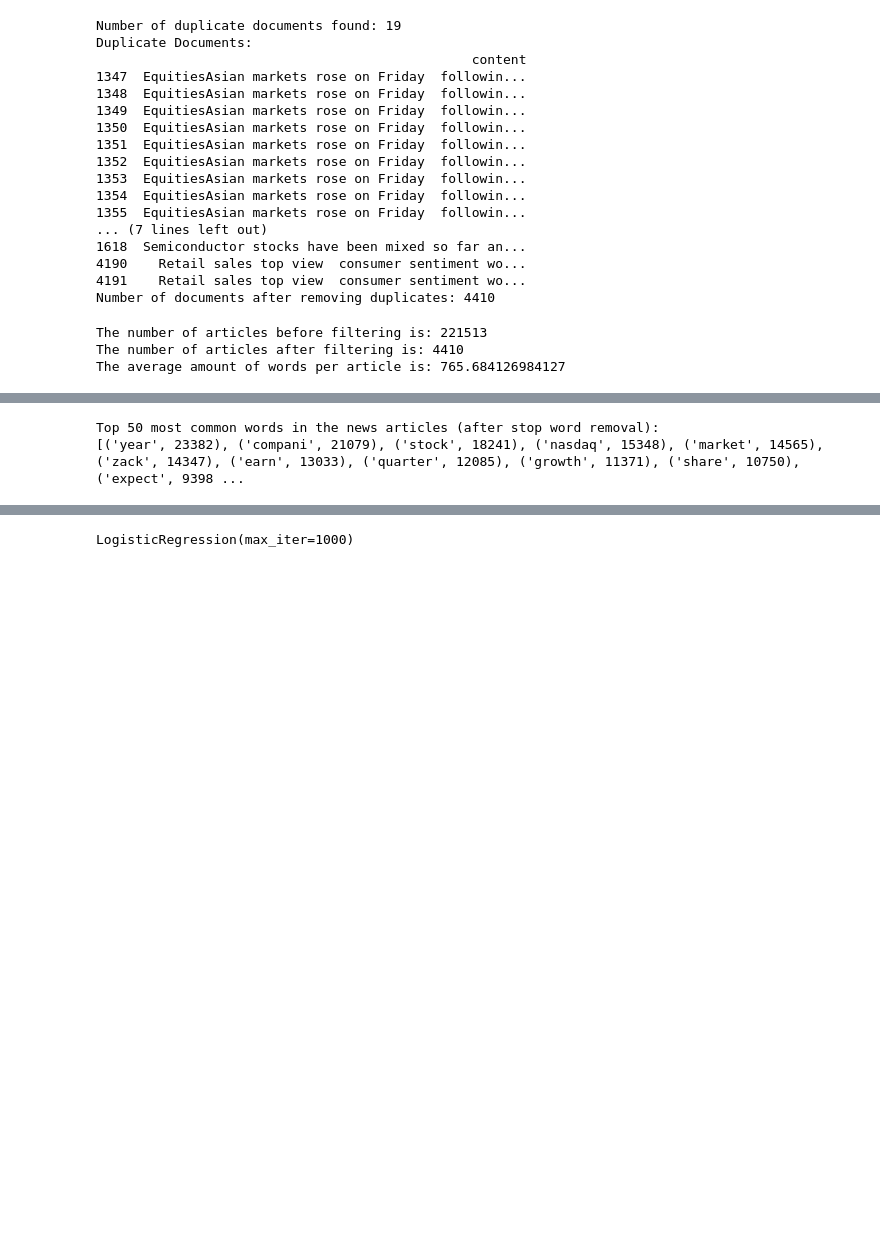
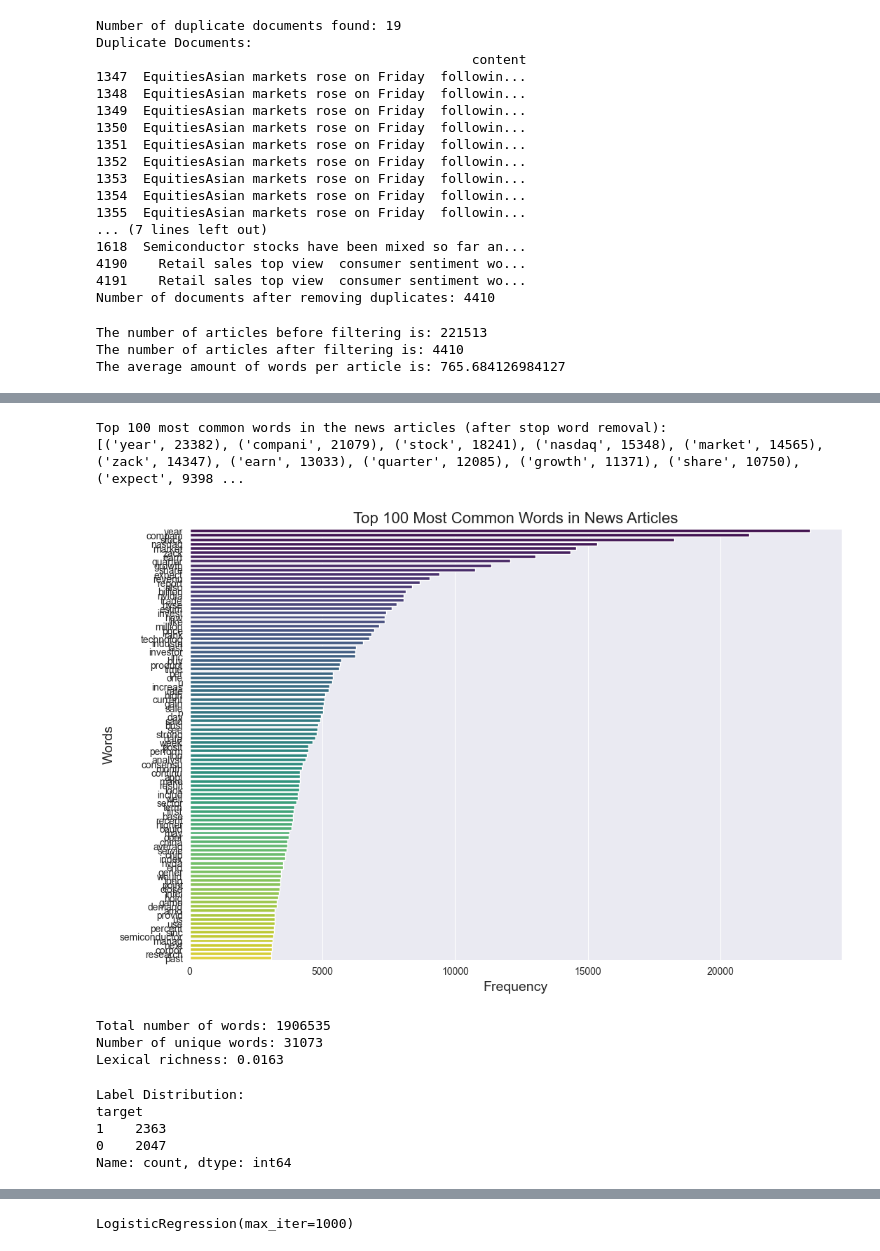
Before and after one commit to GeorgeAntono/Stock-Movement-Prediction, a Jupyter notebook: NVIDIA.ipynb, the cells around one changed output, grey strips where cells are left out. Cells and saved outputs as stored; diff of their text form; code cells hidden in the pictures; blank space fills up the shorter version.

Commit message:
Added lexical richness and uniqueness. Added 100 epoch skipgrams for both models that increase F1-score

```diff
--- a/NVIDIA.ipynb
+++ b/NVIDIA.ipynb
@@ -177,9 +192,5 @@ The average amount of words per article is: 765.684126984127
 # %%
 # Initialize the stemmer
 stemmer = PorterStemmer()
-# %%
-
-# Tokenize content for word frequency analysis
-nvidia_df.loc[:, 'text_length'] = nvidia_df['content'].apply(lambda x: len(str(x).split()))
 # %%
 # Tokenize content for word frequency analysis
@@ -198,11 +212,65 @@ nvidia_df.loc[:, 'filtered_text_str'] = nvidia_df['filtered_text'].apply(lambda
 # Frequency analysis of the most common words
 all_words = [word for content in nvidia_df['filtered_text'] for word in content]
 word_freq = Counter(all_words)
-most_common_words = word_freq.most_common(50)
+most_common_words = word_freq.most_common(100)
 
 # Display the most common words in the news dataset
-print("\nTop 50 most common words in the news articles (after stop word removal):")
+print("\nTop 100 most common words in the news articles (after stop word removal):")
 print(most_common_words)
 # %% [output]
-Top 50 most common words in the news articles (after stop word removal):
+Top 100 most common words in the news articles (after stop word removal):
 [('year', 23382), ('compani', 21079), ('stock', 18241), ('nasdaq', 15348), ('market', 14565), ('zack', 14347), ('earn', 13033), ('quarter', 12085), ('growth', 11371), ('share', 10750), ('expect', 9398 ...
+# %%
+
+# Split the words and their frequencies for plotting
+words, frequencies = zip(*most_common_words)
+
+# Suppress all warnings
+warnings.filterwarnings('ignore')
+
+# Plot the top 100 most common words as a bar chart
+plt.figure(figsize=(12,8))
+sns.barplot(x=list(frequencies), y=list(words), palette="viridis")
+plt.title('Top 100 Most Common Words in News Articles', fontsize=16)
+plt.xlabel('Frequency', fontsize=14)
+plt.ylabel('Words', fontsize=14)
+plt.show()
+# %% [output]
+[figure, added]
+# %%
+# Flatten the list of filtered words into a single list
+all_words = [word for content in nvidia_df['filtered_text'] for word in content]
+
+# Calculate the total number of words
+total_words = len(all_words)
+
+# Calculate the number of unique words
+unique_words = len(set(all_words))
+
+# Calculate lexical richness as the ratio of unique words to the total number of words
+lexical_richness = unique_words / total_words
+
+# Print the results
+print(f"After Preprocessing")
+print(f"Total number of words: {total_words}")
+print(f"Number of unique words: {unique_words}")
+print(f"Lexical richness: {lexical_richness:.4f}")
+
+print(f"The average amount of words per article is: {average_words_per_article}")
+# %% [output]
+Total number of words: 1906535
+Number of unique words: 31073
+Lexical richness: 0.0163
+# %%
+# Count the occurrence of each label (target variable)
+label_counts = nvidia_df['target'].value_counts()
+
+# Print the counts of each label
+print("Label Distribution:")
+print(label_counts)
+# %% [output]
+Label Distribution:
+target
+1    2363
+0    2047
+Name: count, dtype: int64
```
Also changed, not shown: parts of 20 cells of this notebook.
